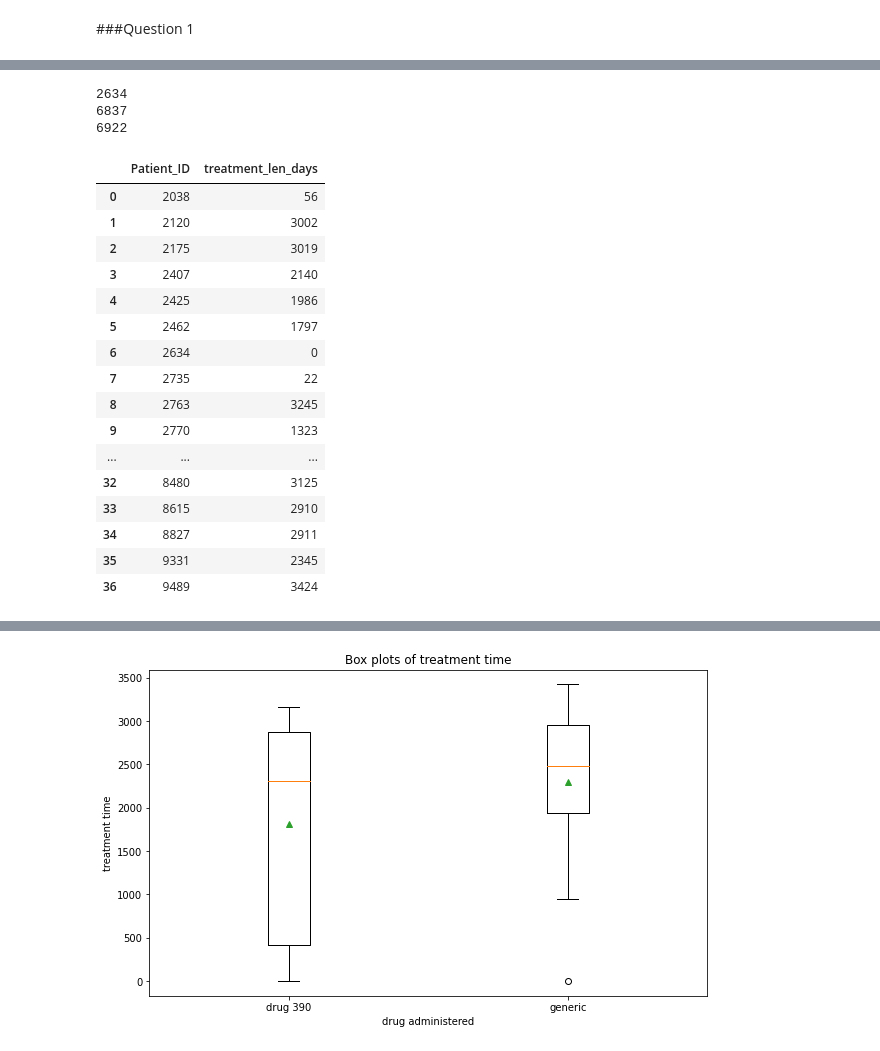
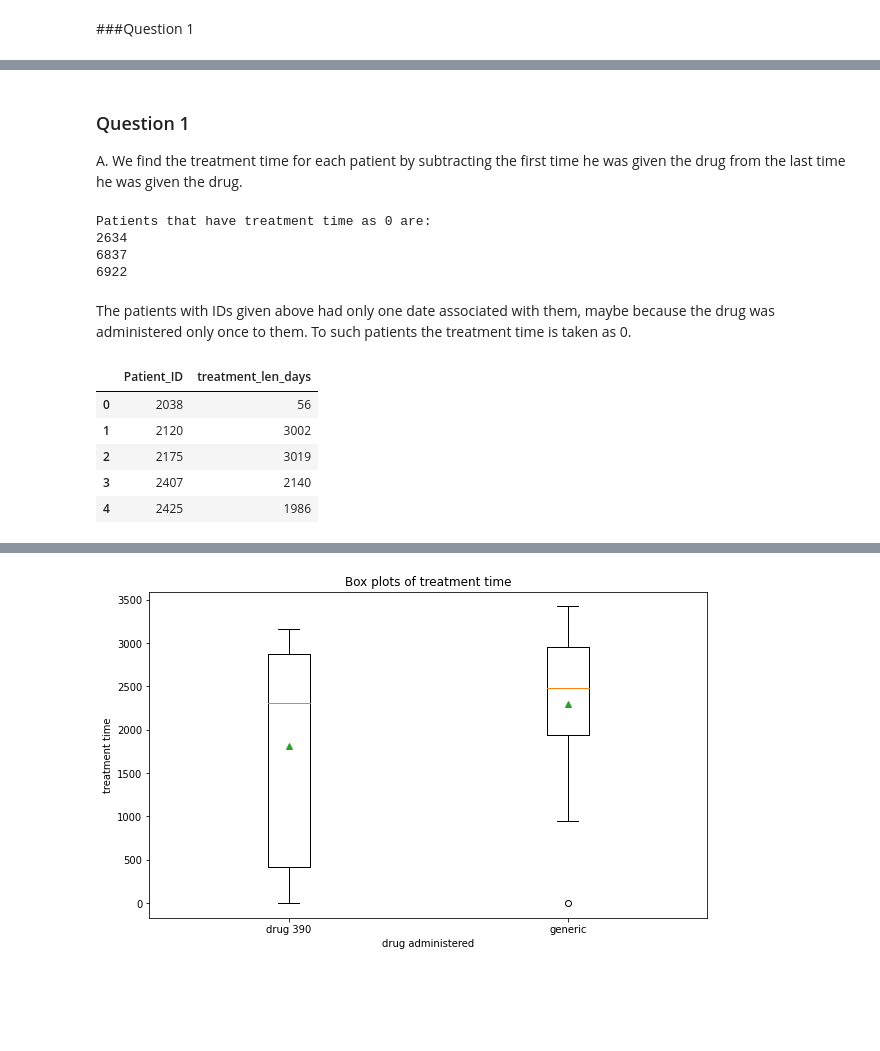
Before and after one commit to apalmk/pfizer_task, a Jupyter notebook: Pfizer_task.ipynb, the cells around one changed output, grey strips where cells are left out. Saved outputs shown, nothing was run; the diff lists cells and outputs as text; code cells hidden in the pictures; blank space fills up the shorter version.

```diff
--- a/Pfizer_task.ipynb
+++ b/Pfizer_task.ipynb
@@ -39,6 +46,9 @@ df = pd.read_csv('/content/gdrive/My Drive/drug_admin_date1.csv')
 
 #Loading the data from the drug test flags table
 drug_flag = pd.read_csv('/content/gdrive/My Drive/drug_flags.csv')
+# %% [markdown]
+### Question 1
+A. We find the treatment time for each patient by subtracting the first time he was given the drug from the last time he was given the drug.
 # %%
 #Finding the length of treatment for each patient
 dicti=df.groupby('Patient_ID')['Drug_admin_date'].apply(lambda x: x.tolist()).to_dict()
@@ -55,36 +65,29 @@ dicti2={}
 for i in dicti1.keys():
   dicti2[i]=(max(dicti1[i])-min(dicti1[i])).days
 
+print("Patients that have treatment time as 0 are:")
 #for 3 patients with the following IDs we have the treatment time as 0, as the drug was administered only once to them
 #The IDs of those patients are
 for i in dicti2.keys():
   if dicti2[i]==0:
     print(i)
 # %% [output]
+Patients that have treatment time as 0 are:
 2634
 6837
 6922
+# %% [markdown]
+The patients with IDs given above had only one date associated with them, maybe because the drug was administered only once to them. To such patients the treatment time is taken as 0.
 # %%
 #Converting the dicitonary into a dataframe
 df1=pd.DataFrame(dicti2.items(), columns=["Patient_ID","treatment_len_days"])
 # %%
-df1
+df1.head()
 # %% [output]
 |  | Patient_ID | treatment_len_days |
 | 0 | 2038 | 56 |
 | 1 | 2120 | 3002 |
 | 2 | 2175 | 3019 |
 | 3 | 2407 | 2140 |
 | 4 | 2425 | 1986 |
-| 5 | 2462 | 1797 |
-| 6 | 2634 | 0 |
-| 7 | 2735 | 22 |
-| 8 | 2763 | 3245 |
-| 9 | 2770 | 1323 |
-| ... | ... | ... |
-| 32 | 8480 | 3125 |
-| 33 | 8615 | 2910 |
-| 34 | 8827 | 2911 |
-| 35 | 9331 | 2345 |
-| 36 | 9489 | 3424 |
 # %%
```
Also changed, not shown: parts of 25 cells of this notebook.
